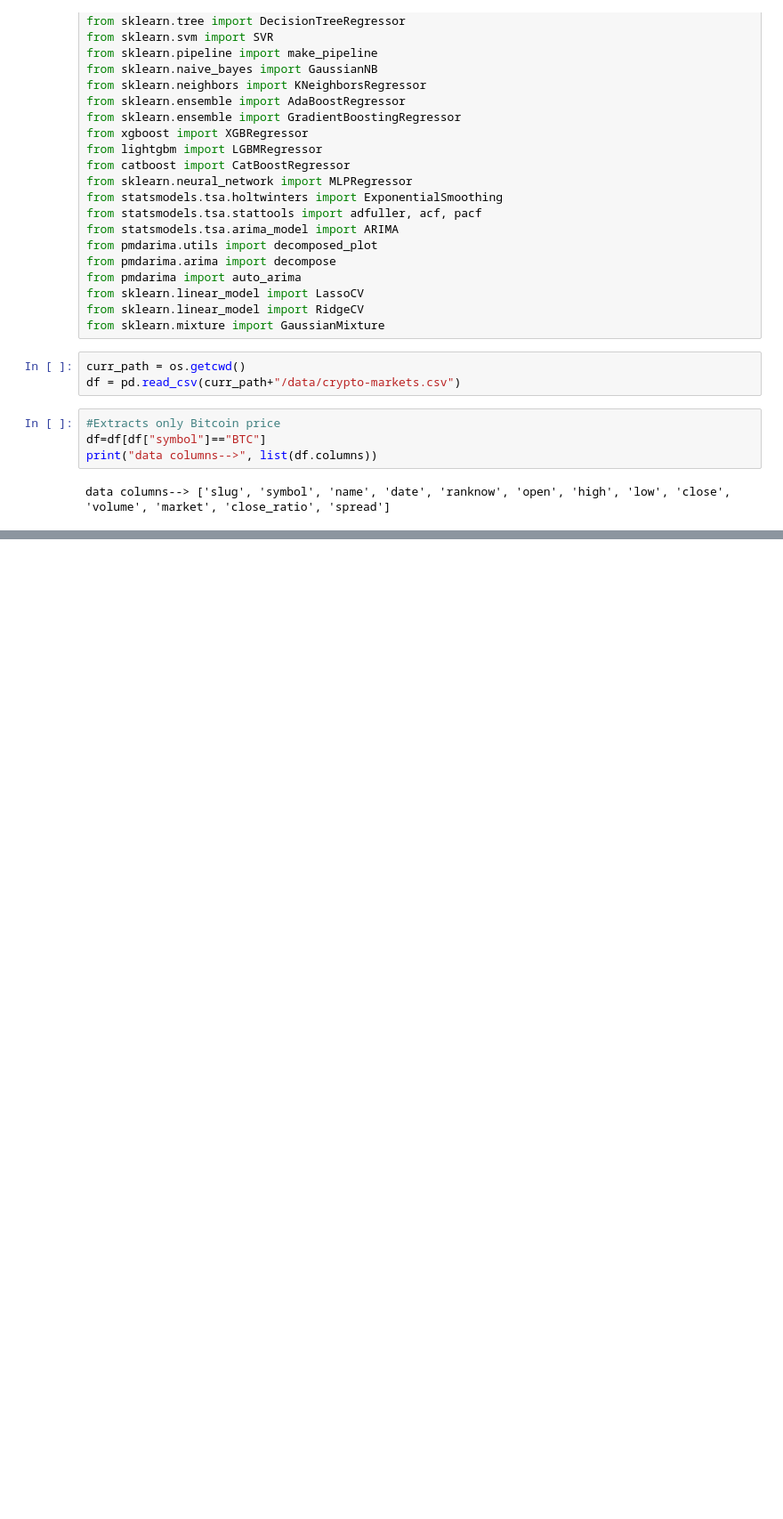
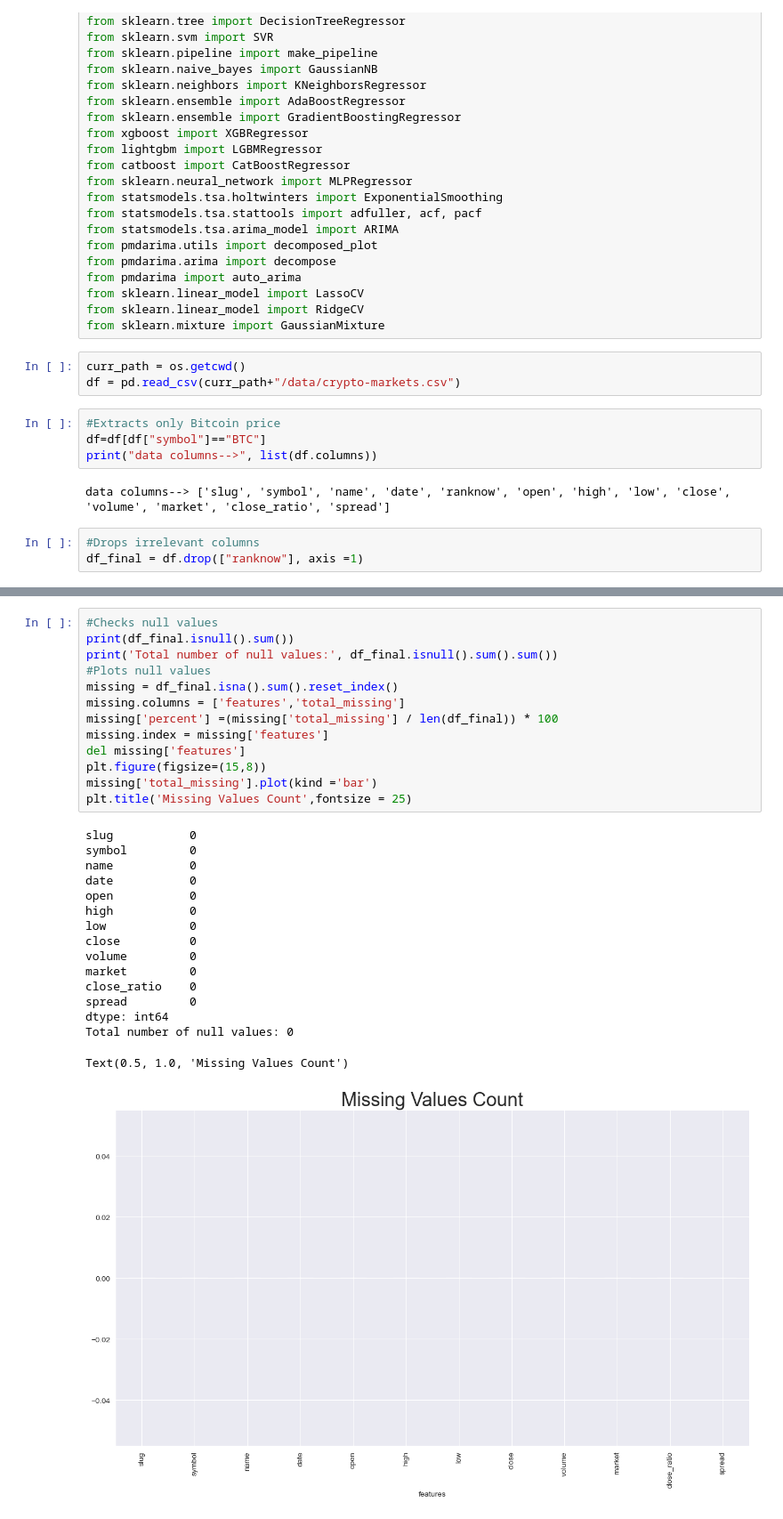
Before and after one commit to googllet/Pracertcbs, a Jupyter notebook: Crypto.ipynb, the cells around one changed output, grey strips where cells are left out. Shown at 89% size. Cells and saved outputs as stored; diff of their text form; blank space fills up the shorter version.

```diff
--- a/Crypto.ipynb
+++ b/Crypto.ipynb
@@ -69,3 +69,6 @@ df=df[df["symbol"]=="BTC"]
 print("data columns-->", list(df.columns))
 # %% [output]
 data columns--> ['slug', 'symbol', 'name', 'date', 'ranknow', 'open', 'high', 'low', 'close', 'volume', 'market', 'close_ratio', 'spread']
+# %%
+#Drops irrelevant columns
+df_final = df.drop(["ranknow"], axis =1)
@@ -71,0 +90,30 @@ data columns--> ['slug', 'symbol', 'name', 'date', 'ranknow', 'open', 'high', 'l
+# %%
+#Checks null values
+print(df_final.isnull().sum())
+print('Total number of null values:', df_final.isnull().sum().sum())
+#Plots null values
+missing = df_final.isna().sum().reset_index()
+missing.columns = ['features','total_missing']
+missing['percent'] =(missing['total_missing'] / len(df_final)) * 100
+missing.index = missing['features']
+del missing['features']
+plt.figure(figsize=(15,8))
+missing['total_missing'].plot(kind ='bar')
+plt.title('Missing Values Count',fontsize = 25)
+# %% [output]
+slug           0
+symbol         0
+name           0
+date           0
+open           0
+high           0
+low            0
+close          0
+volume         0
+market         0
+close_ratio    0
+spread         0
+dtype: int64
+Total number of null values: 0
+Text(0.5, 1.0, 'Missing Values Count')
+[figure, added]
```
Also changed, not shown: parts of 7 cells of this notebook.
